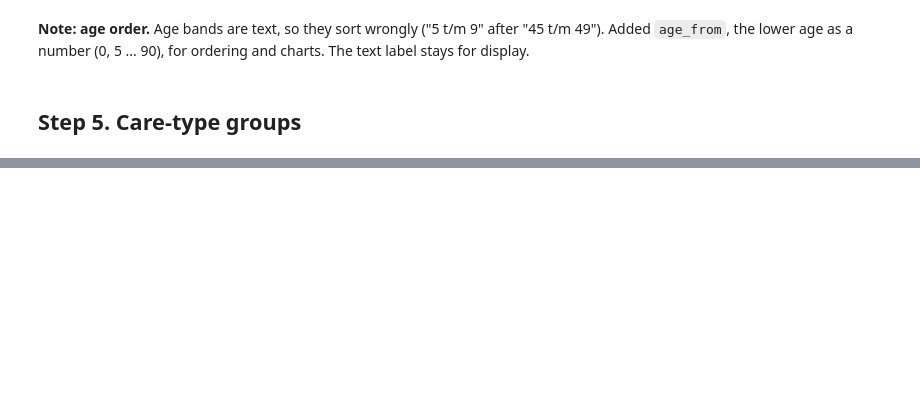
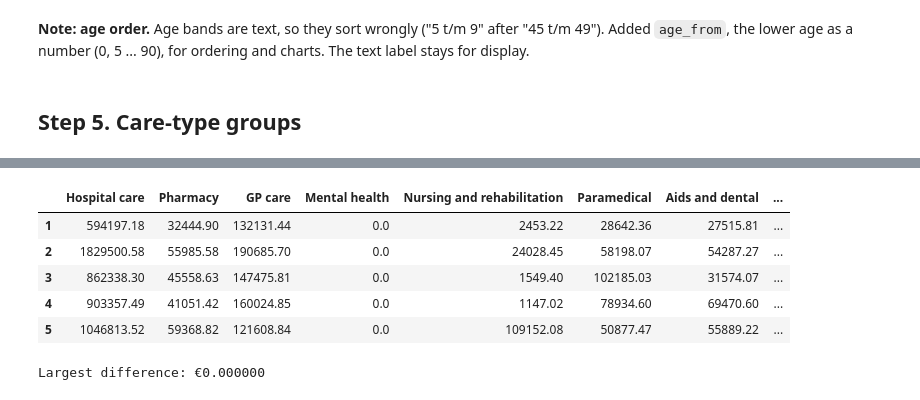
Before and after one commit to FaraRahimi/health-cost-benchmark, a Jupyter notebook: notebooks/02_clean.ipynb, the cells around one changed output, grey strips where cells are left out. Cells and saved outputs as stored; diff of their text form; code cells hidden in the pictures; blank space fills up the shorter version.

Commit message:
Clean step 5: group 26 cost columns into 10 care types

```diff
--- a/notebooks/02_clean.ipynb
+++ b/notebooks/02_clean.ipynb
@@ -117,0 +212,15 @@ groups = pd.read_csv("../data/manual/care_type_groups.csv")
+# %%
+# For each of the 10 groups: find its cost columns and add them up per row
+for group in groups["group"].unique():
+    cols = groups.loc[groups["group"] == group, "column"]    # that group's column names, from the CSV
+    vektis[group] = vektis[cols].sum(axis=1)                 # add that group's columns per row
+# %%
+# Check: the 10 new group columns, first rows
+vektis[groups["group"].unique()].head()
+# %% [output]
+|  | Hospital care | Pharmacy | GP care | Mental health | Nursing and rehabilitation | Paramedical | Aids and dental | ... |
+| 1 | 594197.18 | 32444.90 | 132131.44 | 0.0 | 2453.22 | 28642.36 | 27515.81 | ... |
+| 2 | 1829500.58 | 55985.58 | 190685.70 | 0.0 | 24028.45 | 58198.07 | 54287.27 | ... |
+| 3 | 862338.30 | 45558.63 | 147475.81 | 0.0 | 1549.40 | 102185.03 | 31574.07 | ... |
+| 4 | 903357.49 | 41051.42 | 160024.85 | 0.0 | 1147.02 | 78934.60 | 69470.60 | ... |
+| 5 | 1046813.52 | 59368.82 | 121608.84 | 0.0 | 109152.08 | 50877.47 | 55889.22 | ... |
@@ -117,0 +230,11 @@ groups = pd.read_csv("../data/manual/care_type_groups.csv")
+# %%
+# Check the grouping: the 10 group columns must add up to the original total in every row.
+# If a column was forgotten in the CSV, its cost would disappear;
+# if a column was listed twice, its cost would be counted double.
+# Allow less than 1 cent difference, because computers round decimals slightly.
+group_names = groups["group"].unique()
+difference = (vektis[group_names].sum(axis=1) - vektis["cost_total"]).abs().max()
+print(f"Largest difference: €{difference:.6f}")
+assert difference < 0.01
+# %% [output]
+Largest difference: €0.000000
```
Also changed, not shown: parts of 15 cells of this notebook, 1 other file.
